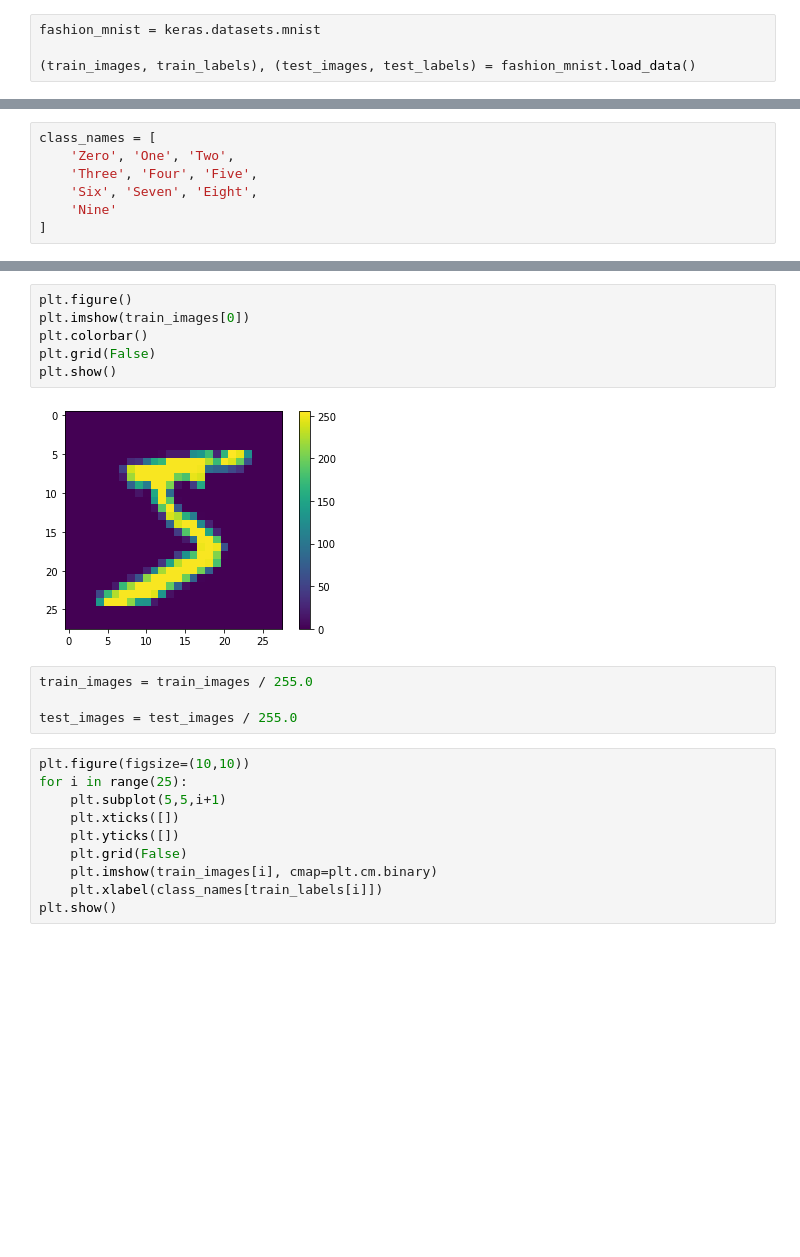
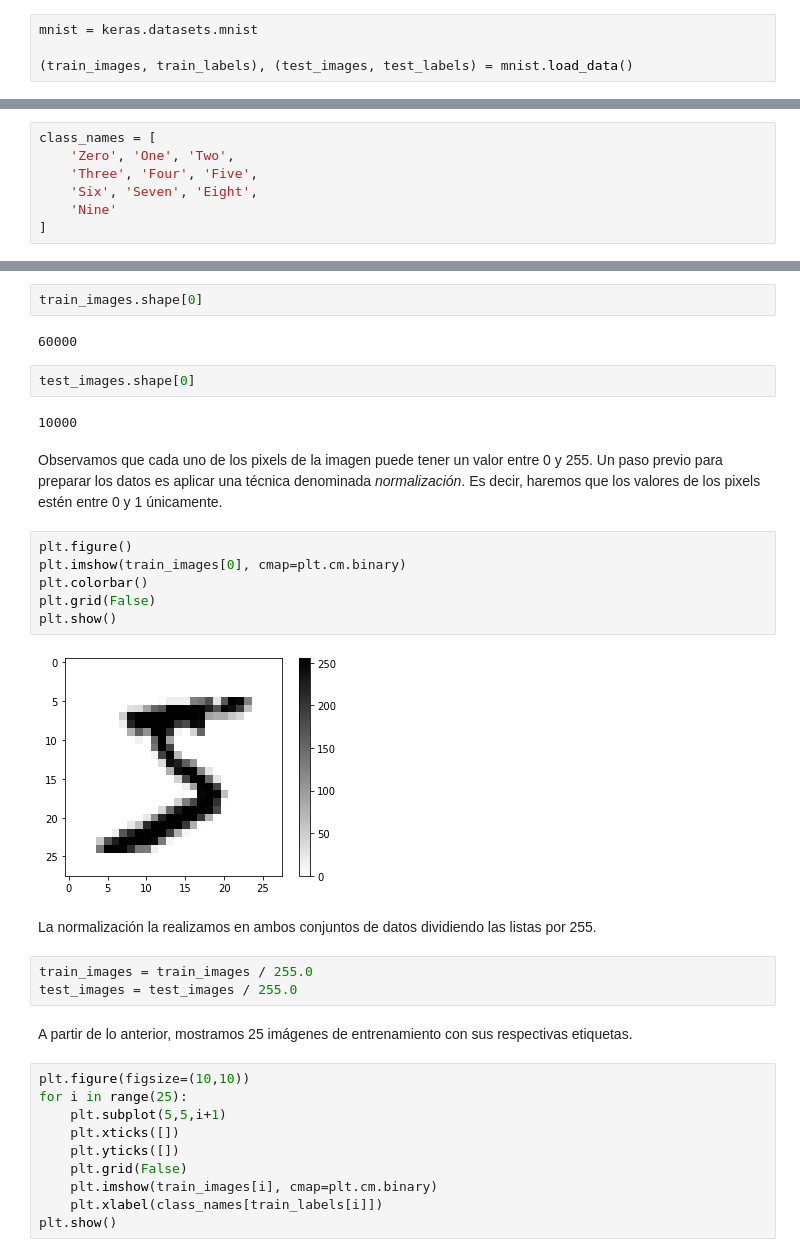
Before and after one commit to udesa-ai/ai-workshop, a Jupyter notebook: workshop/classification/mnist_classification.ipynb, the cells around one changed output, grey strips where cells are left out. Drawn from its saved outputs; the diff is of its cells as text; blank space fills up the shorter version.

```diff
--- a/workshop/classification/mnist_classification.ipynb
+++ b/workshop/classification/mnist_classification.ipynb
@@ -67,6 +71,6 @@ Existen otro tipo de conjunto de datos basados en este llamado [Fashion MNIST]()
 
 Utilizaremos 60.000 imágenes para entrenar una red neuronal y 10.000 imágenes para analizar la exactitud de la red para clasificar cada una de las imágenes. Se utilizará TensorFlow para acceder directamente al conjunto de datos de manera muy práctica.
 # %%
-fashion_mnist = keras.datasets.mnist
+mnist = keras.datasets.mnist
 
-(train_images, train_labels), (test_images, test_labels) = fashion_mnist.load_data()
+(train_images, train_labels), (test_images, test_labels) = mnist.load_data()
@@ -87,15 +102,28 @@ class_names = [
+# %%
+train_images.shape[0]
+# %% [output]
+60000
+# %%
+test_images.shape[0]
+# %% [output]
+10000
+# %% [markdown]
+Observamos que cada uno de los pixels de la imagen puede tener un valor entre 0 y 255. Un paso previo para preparar los datos es aplicar una técnica denominada _normalización_. Es decir, haremos que los valores de los pixels estén entre 0 y 1 únicamente.
 # %%
 plt.figure()
-plt.imshow(train_images[0])
+plt.imshow(train_images[0], cmap=plt.cm.binary)
 plt.colorbar()
 plt.grid(False)
 plt.show()
 # %% [output]
-[figure, old version]
+[figure, new version]
+# %% [markdown]
+La normalización la realizamos en ambos conjuntos de datos dividiendo las listas por 255.
 # %%
 train_images = train_images / 255.0
-
 test_images = test_images / 255.0
+# %% [markdown]
+A partir de lo anterior, mostramos 25 imágenes de entrenamiento con sus respectivas etiquetas.
 # %%
 plt.figure(figsize=(10,10))
 for i in range(25):
```
Also changed, not shown: parts of 36 cells of this notebook.
